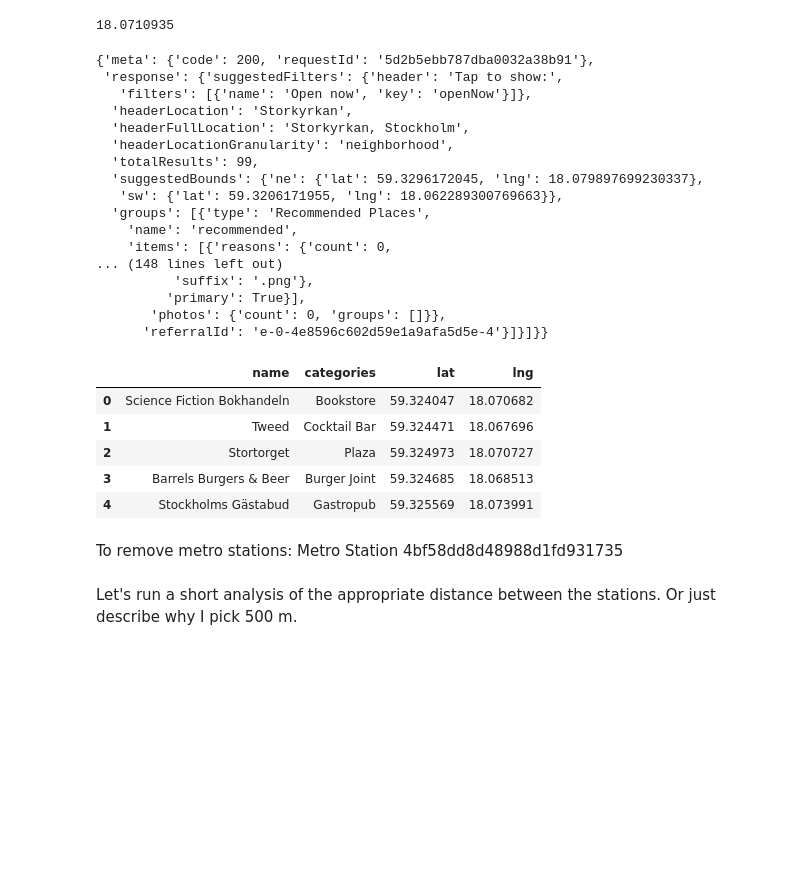
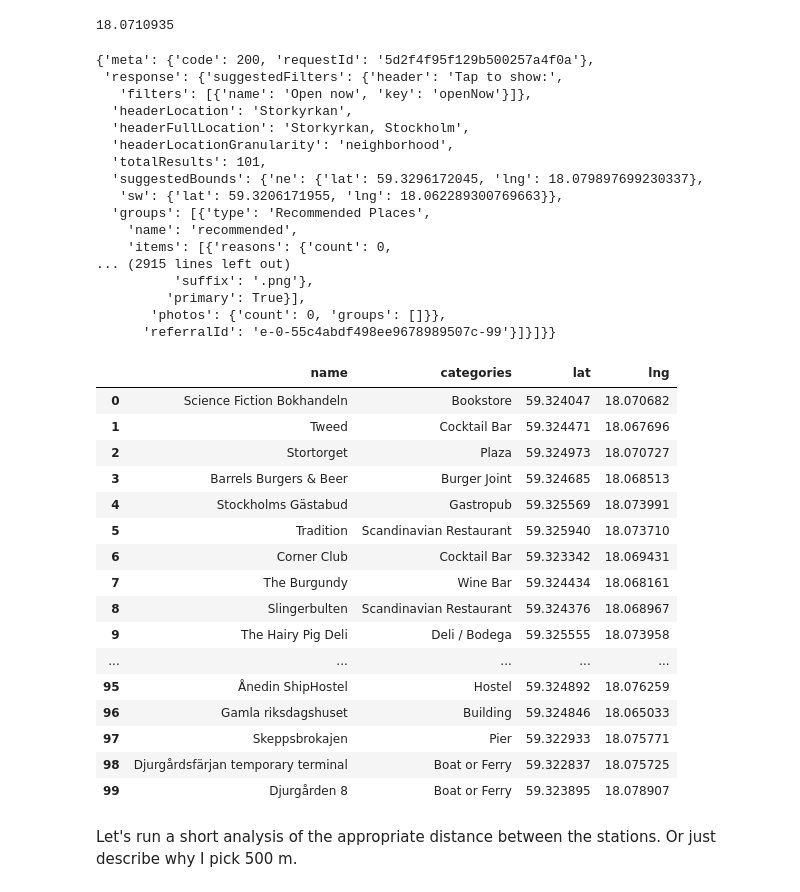
Before and after one commit to OxanaFalk/Coursera_Capstone, a Jupyter notebook: Notebook_Final_assigment_Capstone_Project_Oxana_Falk.ipynb, the cells around one changed output. Saved outputs shown, nothing was run; the diff lists cells and outputs as text; code cells hidden in the pictures; blank space fills up the shorter version.

```diff
--- a/Notebook_Final_assigment_Capstone_Project_Oxana_Falk.ipynb
+++ b/Notebook_Final_assigment_Capstone_Project_Oxana_Falk.ipynb
@@ -165,13 +165,13 @@ map_sthlm
 # %%
 CLIENT_ID = 'RWLY0RHFLLB2X5L5SF2FV243QOFFSINLN0HZUOT1BFEBCK5G' # your Foursquare ID
 CLIENT_SECRET = 'SBFSJDUVKAH2EJRJFRDS1ZYIQYLTKOTXAYREQN5AENT4L5PA' # your Foursquare Secret
-VERSION = '20190713' # Foursquare API version
+VERSION = '20190715' # Foursquare API version
 # %%
 longitude
 # %% [output]
 18.0710935
 # %%
-LIMIT = 5 # limit of number of venues returned by Foursquare API
+LIMIT = 100 # limit of number of venues returned by Foursquare API
 radius = 500 # define radius
 # create URL
 url = 'https://api.foursquare.com/v2/venues/explore?&client_id={}&client_secret={}&v={}&ll={},{}&radius={}&limit={}'.format(
@@ -198,50 +198,56 @@ def get_category_type(row):
 # %%
 results
 # %% [output]
-{'meta': {'code': 200, 'requestId': '5d2b5ebb787dba0032a38b91'},
+{'meta': {'code': 200, 'requestId': '5d2f4f95f129b500257a4f0a'},
  'response': {'suggestedFilters': {'header': 'Tap to show:',
    'filters': [{'name': 'Open now', 'key': 'openNow'}]},
   'headerLocation': 'Storkyrkan',
   'headerFullLocation': 'Storkyrkan, Stockholm',
   'headerLocationGranularity': 'neighborhood',
-  'totalResults': 99,
+  'totalResults': 101,
   'suggestedBounds': {'ne': {'lat': 59.3296172045, 'lng': 18.079897699230337},
    'sw': {'lat': 59.3206171955, 'lng': 18.062289300769663}},
   'groups': [{'type': 'Recommended Places',
     'name': 'recommended',
     'items': [{'reasons': {'count': 0,
-... (148 lines left out)
+... (2915 lines left out)
           'suffix': '.png'},
          'primary': True}],
        'photos': {'count': 0, 'groups': []}},
-      'referralId': 'e-0-4e8596c602d59e1a9afa5d5e-4'}]}]}}
+      'referralId': 'e-0-55c4abdf498ee9678989507c-99'}]}]}}
 # %%
 venues = results['response']['groups'][0]['items']
 nearby_venues = json_normalize(venues) # flatten JSON
 
 # filter columns
 filtered_columns = ['venue.name', 'venue.categories', 'venue.location.lat', 'venue.location.lng']
 nearby_venues =nearby_venues.loc[:, filtered_columns]
 
 # filter the category for each row
 nearby_venues['venue.categories'] = nearby_venues.apply(get_category_type, axis=1)
 
 # clean columns
 nearby_venues.columns = [col.split(".")[-1] for col in nearby_venues.columns]
 
-nearby_venues.head(120)
+nearby_venues.head()
 # %% [output]
 |  | name | categories | lat | lng |
 | 0 | Science Fiction Bokhandeln | Bookstore | 59.324047 | 18.070682 |
 | 1 | Tweed | Cocktail Bar | 59.324471 | 18.067696 |
 | 2 | Stortorget | Plaza | 59.324973 | 18.070727 |
 | 3 | Barrels Burgers & Beer | Burger Joint | 59.324685 | 18.068513 |
 | 4 | Stockholms Gästabud | Gastropub | 59.325569 | 18.073991 |
+| 5 | Tradition | Scandinavian Restaurant | 59.325940 | 18.073710 |
+| 6 | Corner Club | Cocktail Bar | 59.323342 | 18.069431 |
+| 7 | The Burgundy | Wine Bar | 59.324434 | 18.068161 |
+| 8 | Slingerbulten | Scandinavian Restaurant | 59.324376 | 18.068967 |
+| 9 | The Hairy Pig Deli | Deli / Bodega | 59.325555 | 18.073958 |
+| ... | ... | ... | ... | ... |
+| 95 | Ånedin ShipHostel | Hostel | 59.324892 | 18.076259 |
+| 96 | Gamla riksdagshuset | Building | 59.324846 | 18.065033 |
+| 97 | Skeppsbrokajen | Pier | 59.322933 | 18.075771 |
+| 98 | Djurgårdsfärjan temporary terminal | Boat or Ferry | 59.322837 | 18.075725 |
+| 99 | Djurgården 8 | Boat or Ferry | 59.323895 | 18.078907 |
-# %% [markdown]
-
-To remove metro stations:
-Metro Station
-4bf58dd8d48988d1fd931735
 # %% [markdown]
 Let's run a short analysis of the appropriate distance between the stations. Or just describe why I pick 500 m.
 # %%
```
Also changed, not shown: parts of 44 cells of this notebook, 1 other file.
